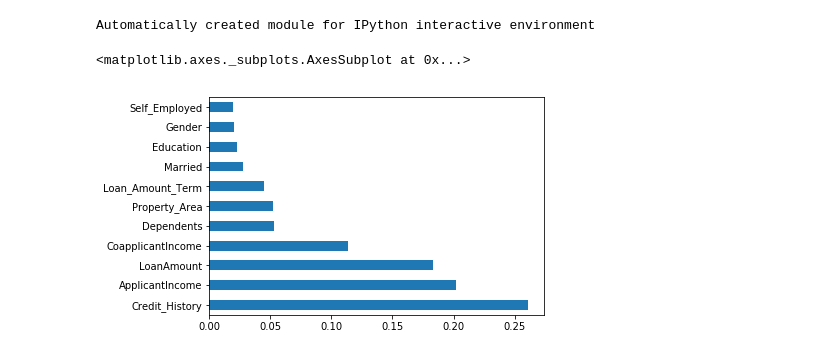
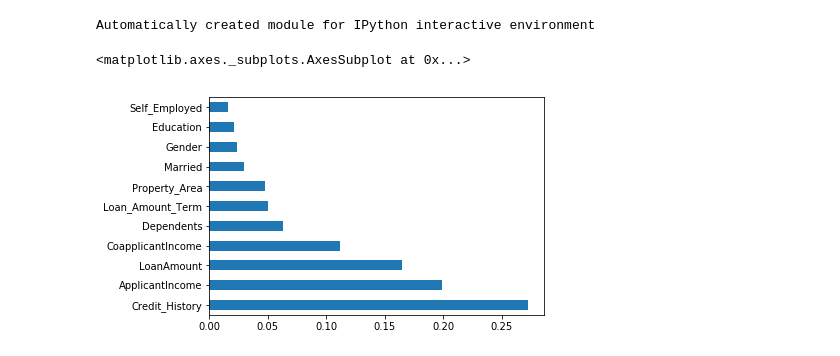
Before and after one commit to ysnvatsal/DataScience, a Jupyter notebook: Loan_Prediction_with_Gradient_Boosting.ipynb, the cells around one changed output. Cells and saved outputs as stored; diff of their text form; code cells hidden in the pictures.

```diff
--- a/Loan_Prediction_with_Gradient_Boosting.ipynb
+++ b/Loan_Prediction_with_Gradient_Boosting.ipynb
@@ -452,10 +447,10 @@ plt.show()
 Automatically created module for IPython interactive environment
 # %%
 from sklearn.ensemble import RandomForestClassifier
-model = RandomForestClassifier(n_estimators=500, n_jobs=-1, random_state=42)
+model = RandomForestClassifier(n_estimators=10, n_jobs=-1, random_state=42)
 model.fit(x,y)
 feat_importances = pd.Series(model.feature_importances_, index=x.columns)
 feat_importances.nlargest(12).plot(kind='barh')
 # %% [output]
 <matplotlib.axes._subplots.AxesSubplot at 0x...>
-[figure, old version]
+[figure, new version]
```
Also changed, not shown: parts of 38 cells of this notebook, 11 other files.
